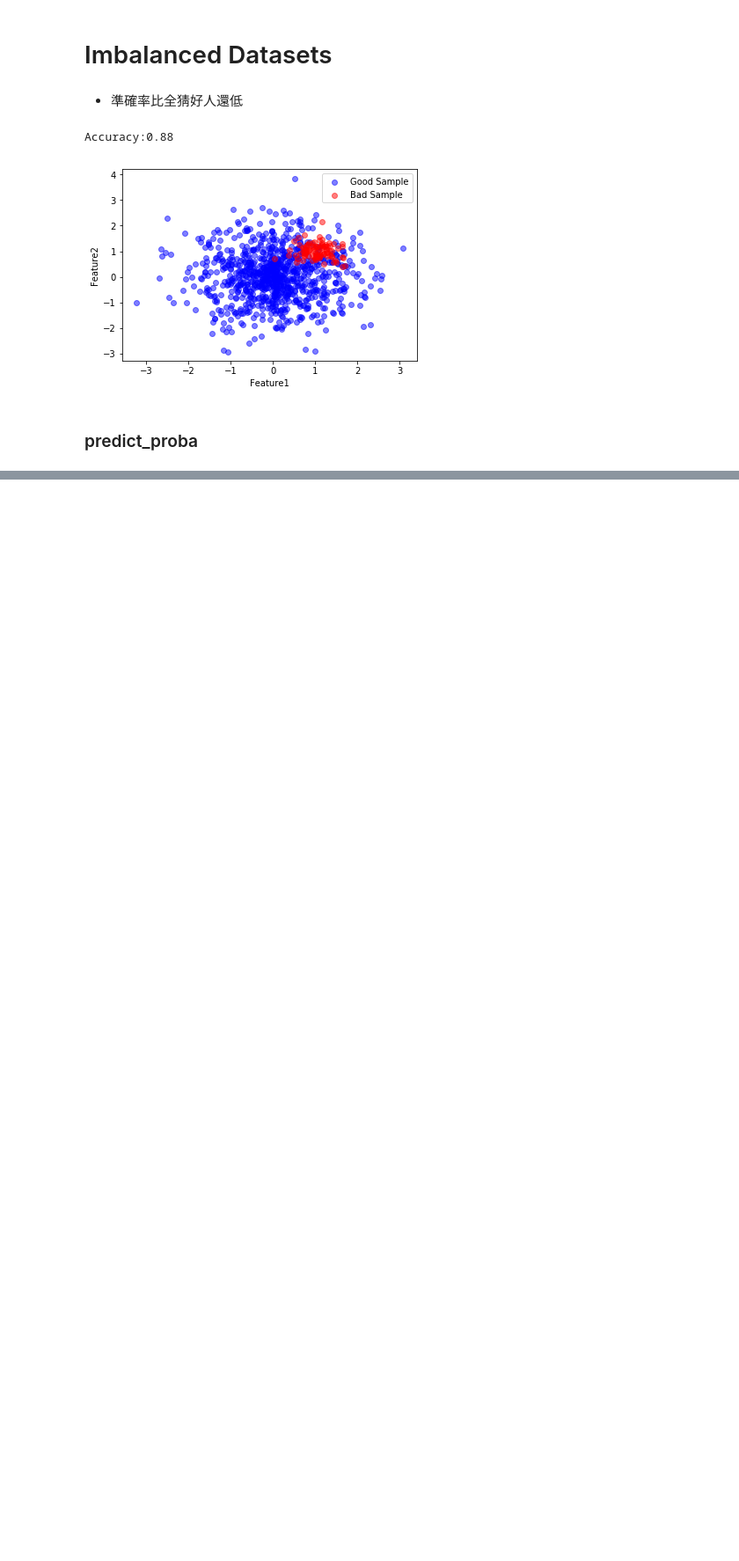
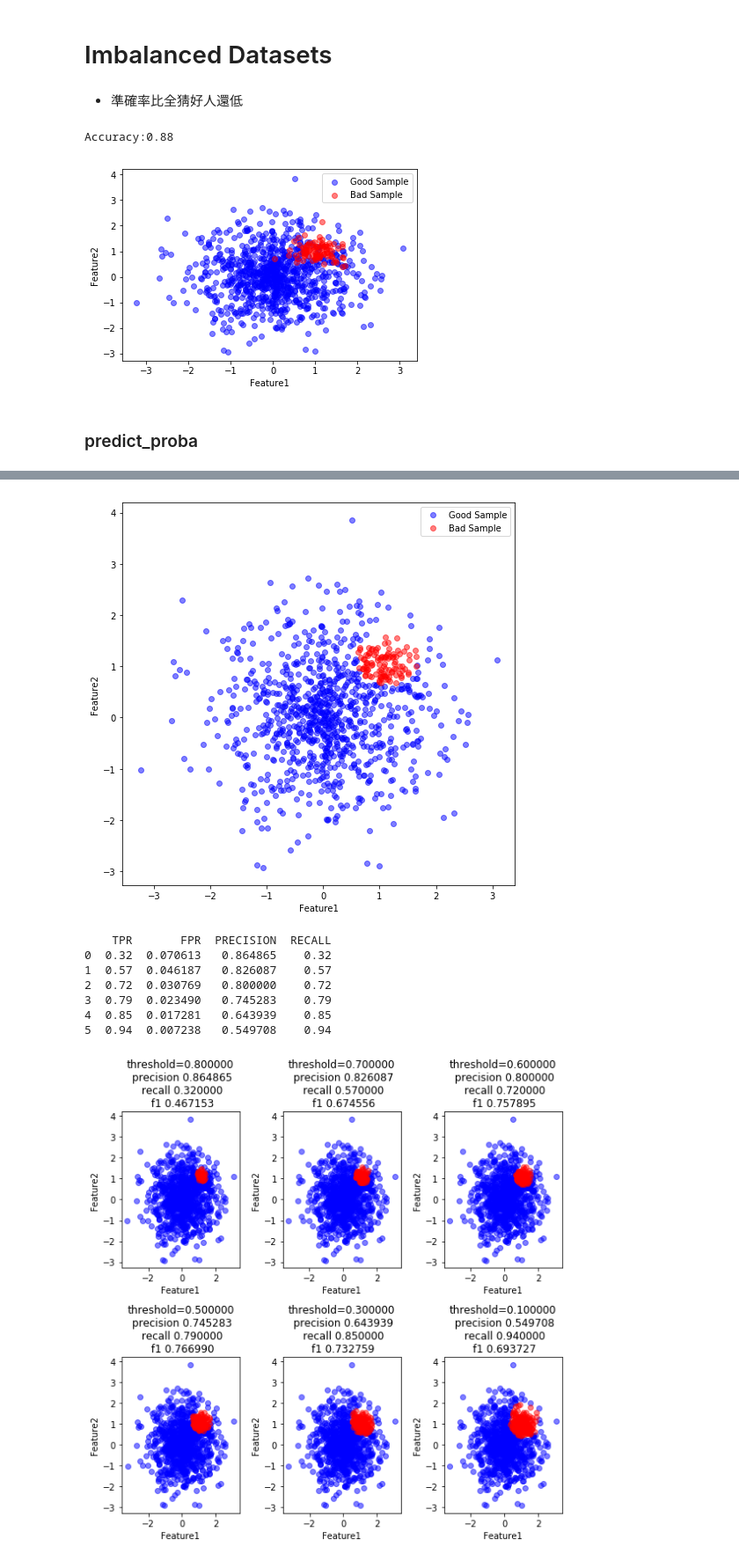
Before and after one commit to neohung/ml_note, a Jupyter notebook: lesson/ML4_Logistic_Regression.ipynb, the cells around one changed output, grey strips where cells are left out. Shown at 88% size. Cells and saved outputs as stored; diff of their text form; code cells hidden in the pictures; blank space fills up the shorter version.

```diff
--- a/lesson/ML4_Logistic_Regression.ipynb
+++ b/lesson/ML4_Logistic_Regression.ipynb
@@ -253,0 +420,34 @@ print(model.predict_proba(X))
+# %%
+from sklearn.svm import SVC
+model = SVC(kernel='rbf', probability= True, gamma='auto')
+model.fit(X, y)
+threshold = 0.5
+predicted = (model.predict_proba(X)[:,1]>=threshold).astype(int)
+color = "br"
+label = ['Good Sample', 'Bad Sample']
+for i in range(2):
+    plt.scatter(X[predicted==i][:,0],X[predicted==i][:,1],c=color[i],label=label[i],alpha=.5)
+plt.legend()
+plt.xlabel('Feature1')
+plt.ylabel('Feature2')
+plt.show()
+
+svm_result = pd.DataFrame(columns=['TPR','FPR','PRECISION','RECALL'])
+svm_result.loc[svm_result.shape[0]] = different_threshold(231,X,0.8)
+svm_result.loc[svm_result.shape[0]] = different_threshold(232,X,0.7)
+svm_result.loc[svm_result.shape[0]] = different_threshold(233,X,0.6)
+svm_result.loc[svm_result.shape[0]] = different_threshold(234,X,0.5)
+svm_result.loc[svm_result.shape[0]] = different_threshold(235,X,0.3)
+svm_result.loc[svm_result.shape[0]] = different_threshold(236,X,0.1)
+print(svm_result)
+plt.show()
+# %% [output]
+[figure, added]
+    TPR       FPR  PRECISION  RECALL
+0  0.32  0.070613   0.864865    0.32
+1  0.57  0.046187   0.826087    0.57
+2  0.72  0.030769   0.800000    0.72
+3  0.79  0.023490   0.745283    0.79
+4  0.85  0.017281   0.643939    0.85
+5  0.94  0.007238   0.549708    0.94
+[figure, added]
```
Also changed, not shown: parts of 20 cells of this notebook, 13 other files.
